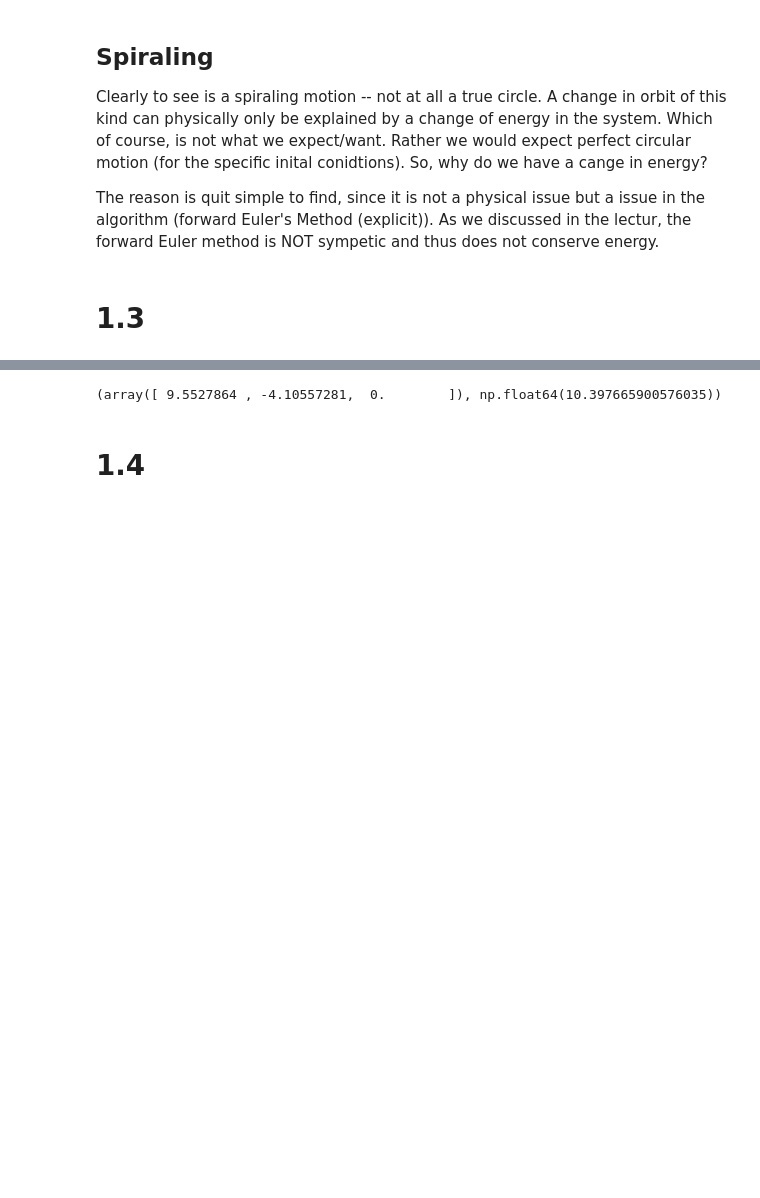
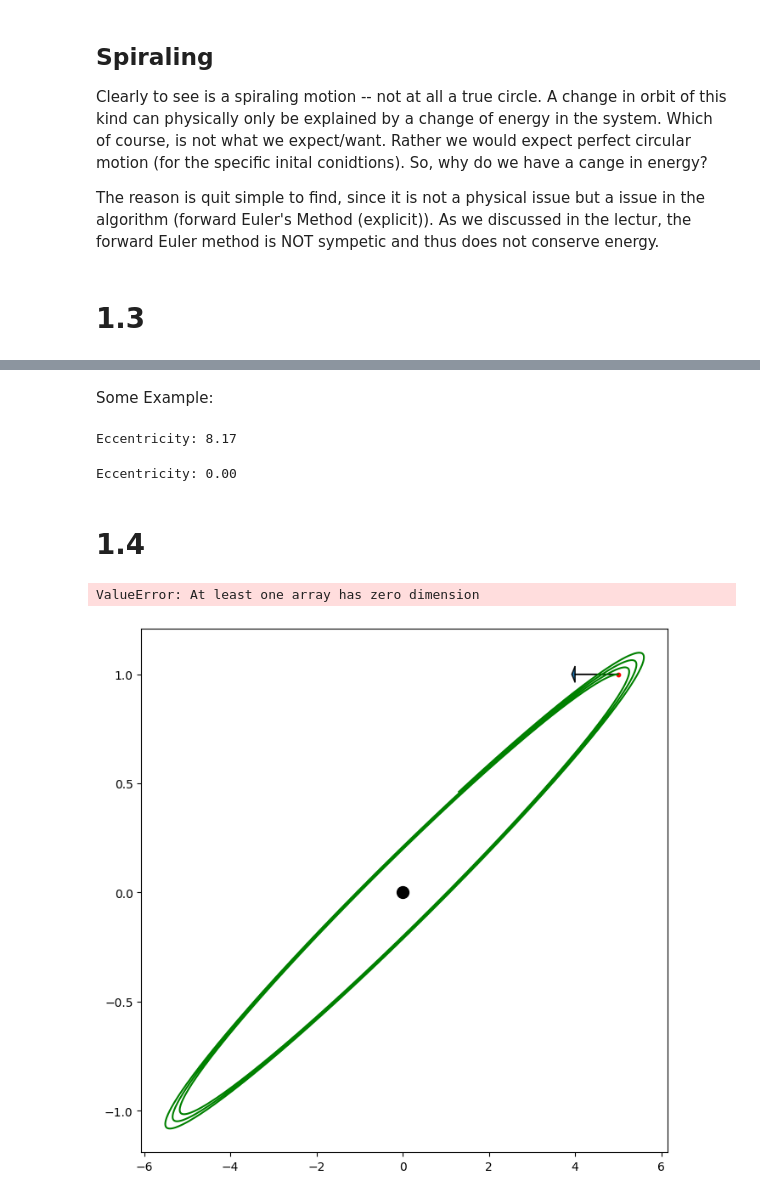
Before and after one commit to FinnZeumer/Introduction-to-Computational-Physics, a Jupyter notebook: Homework_8.ipynb, the cells around one changed output, grey strips where cells are left out. Saved outputs shown, nothing was run; the diff lists cells and outputs as text; code cells hidden in the pictures; blank space fills up the shorter version.

```diff
--- a/Homework_8.ipynb
+++ b/Homework_8.ipynb
@@ -237,15 +252,75 @@ def LaplaceRungeLenz(
     eccenticity = vecLength(e)
 
     return e, eccenticity
+# %% [markdown]
+Some Example:
 # %%
 example_speed = np.array([1,2,0])
 example_specific_angular_momentum = np.array([0,0,5])
 example_radius = np.array([1,-2,0])
 
 
-e = LaplaceRungeLenz(example_speed, example_specific_angular_momentum, example_radius)
-print(e)
+e = LaplaceRungeLenz(example_speed, example_radius, normalize=True)
+print(f'Eccentricity: {e[1]:.2f}')
 # %% [output]
-(array([ 9.5527864 , -4.10557281,  0.        ]), np.float64(10.397665900576035))
+Eccentricity: 8.17
+# %%
+params = eulerSolving_twoBodyTwoD()
+x_pos = params[:,0][0]
+y_pos = params[:,1][0]
+x_velo = params[:,2][0]
+y_velo = params[:,3][0]
+
+example_speed = np.array([x_pos,y_pos,0])
+example_radius = np.array([x_velo,y_velo,0])
+
+
+e = LaplaceRungeLenz(example_speed, example_radius, normalize=True)
+print(f'Eccentricity: {e[1]:.2f}')
+# %% [output]
+Eccentricity: 0.00
 # %% [markdown]
 # 1.4
+# %%
+# Variation of speeds
+velocit_vari = np.array([[5,1],[1,1],[0,3],[0.72,0.67]])
+
+diffrent_velocs = []
+for i in velocit_vari:
+    diffrent_velocs.append(eulerSolving_twoBodyTwoD(w_0 = i))
+
+for i in range (len(velocit_vari)):
+    x_pos = diffrent_velocs[i][:,0]
+    y_pos = diffrent_velocs[i][:,1]
+    x_velo = diffrent_velocs[i][:,2]
+    y_velo = diffrent_velocs[i][:,3]
+
+    inital_velo = np.array([x_velo[0], y_velo[0], 0])
+
+    # --- Plotting the Result (Task 2) ---
+    plt.figure(figsize=(8, 8))
+    ax = plt.axes()
+    ax.plot(
+        x_pos,
+        y_pos,
+        label=fr'Euler ($\Delta\tau$={delta_tau})',
+        color='green'
+        )
+
+    # Plot inital conditions and CoM
+    ax.scatter([0], [0], color='black', s=100, label='Center of Mass')
+    ax.scatter(x_pos[0], y_pos[0], color='red', s=10, label='Starting Position')
+    ax.arrow(x_pos[0], y_pos[0], x_velo[0], y_velo[0], head_width=0.075, head_length=0.075, label='Starting Velocity')
+
+    e, ecent = LaplaceRungeLenz(inital_velo, normalize = False)
+
+    plt.title(f'Plot for Speed variation {i}')
+    plt.xlabel('x position')
+    plt.ylabel('y position')
+    plt.axis('equal')
+    plt.grid(True)
+    plt.legend(loc='upper right')
+    plt.show()
+# %% [output]
+ValueError: At least one array has zero dimension
+[figure, added]
```
Also changed, not shown: parts of 4 cells of this notebook.
